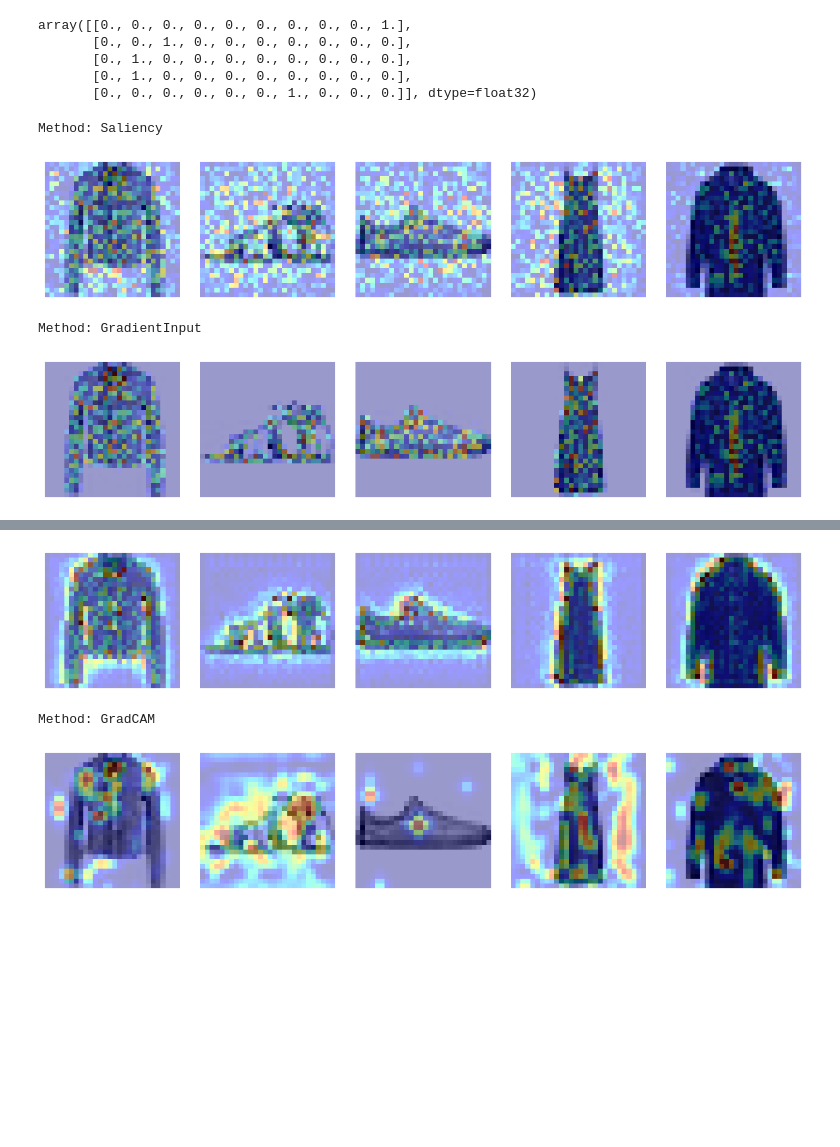
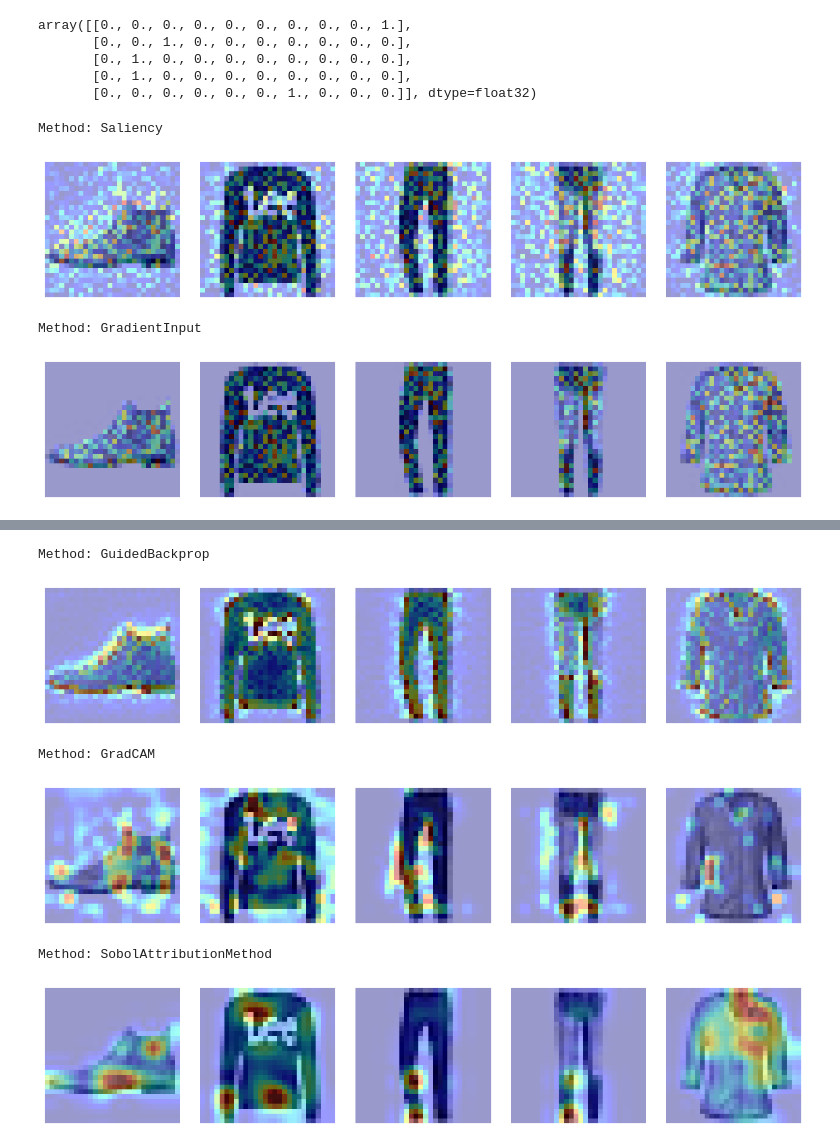
Before and after one commit to youcef-benmohammed/deep_learning, a Jupyter notebook: Fashion_MNIST_deeplearning.ipynb, the cells around one changed output, grey strips where cells are left out. Cells and saved outputs as stored; diff of their text form; code cells hidden in the pictures; blank space fills up the shorter version.

```diff
--- a/Fashion_MNIST_deeplearning.ipynb
+++ b/Fashion_MNIST_deeplearning.ipynb
@@ -529,17 +524,21 @@ array([[0., 0., 0., 0., 0., 0., 0., 0., 0., 1.],
        [0., 1., 0., 0., 0., 0., 0., 0., 0., 0.],
        [0., 0., 0., 0., 0., 0., 1., 0., 0., 0.]], dtype=float32)
 # %%
-from xplique.attributions import Saliency, GradientInput, GuidedBackprop, GradCAM
+from xplique.attributions.global_sensitivity_analysis.replicated_designs import tf
+from xplique.attributions import Saliency, GradientInput, GuidedBackprop, GradCAM, SobolAttributionMethod
 import tensorflow.keras.applications as app
 
-X = X_test_mat[10:15]
-Y = y_test_cat[10:15]
-
+X = X_test_mat[:5]
+Y = y_test_cat[:5]
+model_cnn.layers[-1].activation = tf.keras.activations.linear
+batch_size = 64
 explainers = [
              Saliency(model_cnn),
              GradientInput(model_cnn),
              GuidedBackprop(model_cnn),
-             GradCAM(model_cnn)
+             GradCAM(model_cnn),
+             SobolAttributionMethod(model_cnn, batch_size=batch_size)
+
              ]
 
 for explainer in explainers:
@@ -553,6 +552,6 @@ for explainer in explainers:
   print("\n")
 # %% [output]
 Method: Saliency
-[figure, old version]
+[figure, new version]
 Method: GradientInput
-[figure, old version]
+[figure, new version]
@@ -560,3 +559,6 @@ Method: GuidedBackprop
+Method: GuidedBackprop
-[figure, old version]
+[figure, new version]
-Method: GradCAM
+Method: GradCAM
-[figure, old version]
+[figure, new version]
+Method: SobolAttributionMethod
+[figure, added]
```
Also changed, not shown: parts of 16 cells of this notebook.
